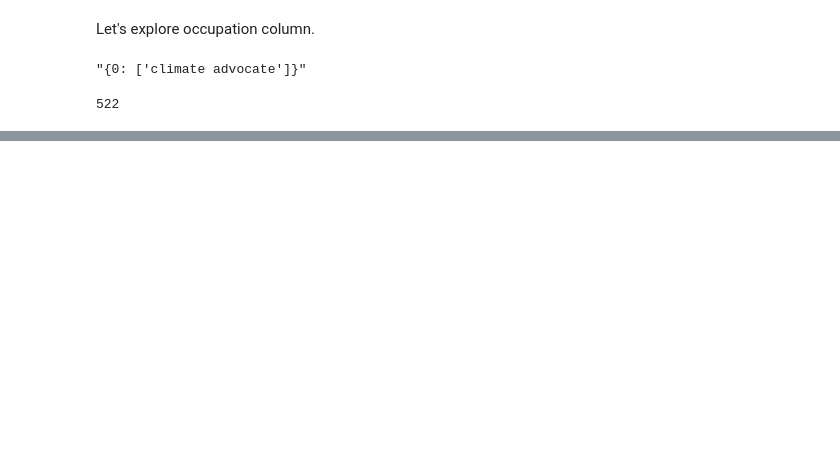
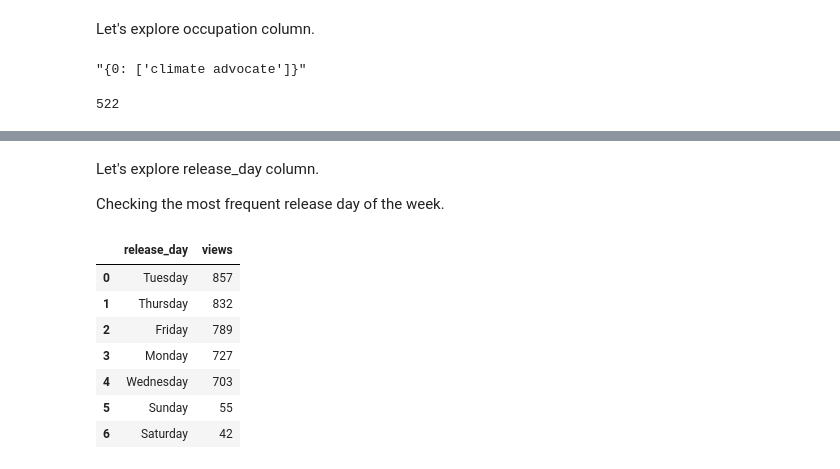
Before and after one commit to Gayatri-Surapaneni/Ted-Talks-Views-Prediction-ML, a Jupyter notebook: Copy_of_Ted_Talk_Views_Prediction_ML_Project_Gayatri_S.ipynb, the cells around one changed output, grey strips where cells are left out. Saved outputs shown, nothing was run; the diff lists cells and outputs as text; code cells hidden in the pictures; blank space fills up the shorter version.

```diff
--- a/Copy_of_Ted_Talk_Views_Prediction_ML_Project_Gayatri_S.ipynb
+++ b/Copy_of_Ted_Talk_Views_Prediction_ML_Project_Gayatri_S.ipynb
@@ -282,0 +368,19 @@ df['occupations'].isna().sum()
+# %% [markdown]
+Let's explore release_day column.
+
+Checking the most frequent release day of the week.
+# %%
+#checking the day of the month having maximum release date
+freq_rel_day=df[['release_day','views']].groupby('release_day').agg({'views' : 'count'})
+freq_rel_day=freq_rel_day.sort_values('views',ascending=False)
+freq_rel_day.reset_index(inplace=True)
+freq_rel_day
+# %% [output]
+|  | release_day | views |
+| 0 | Tuesday | 857 |
+| 1 | Thursday | 832 |
+| 2 | Friday | 789 |
+| 3 | Monday | 727 |
+| 4 | Wednesday | 703 |
+| 5 | Sunday | 55 |
+| 6 | Saturday | 42 |
```
Also changed, not shown: parts of 19 cells of this notebook.
